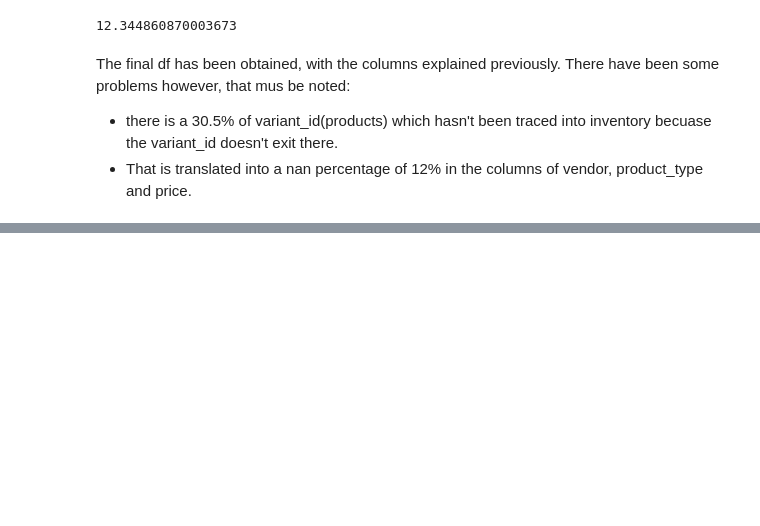
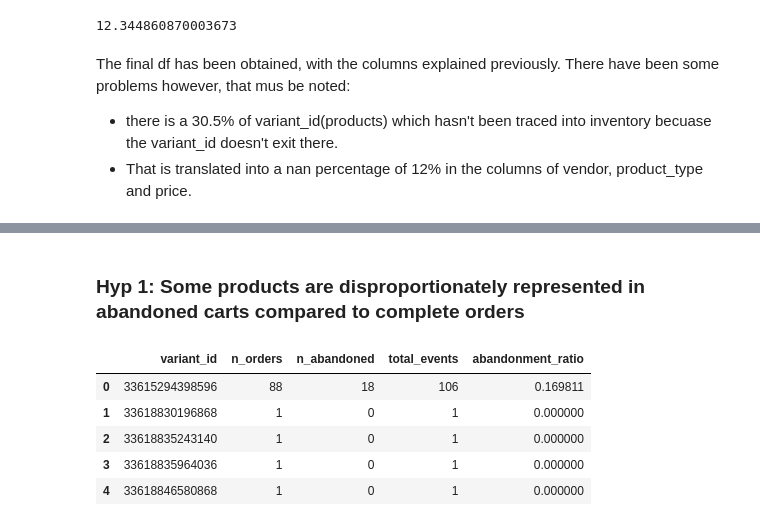
Before and after one commit to Pablomarttinn/zrive-ds, a Jupyter notebook: src/module_2/Work1.ipynb, the cells around one changed output, grey strips where cells are left out. Cells and saved outputs as stored; diff of their text form; code cells hidden in the pictures; blank space fills up the shorter version.

```diff
--- a/src/module_2/Work1.ipynb
+++ b/src/module_2/Work1.ipynb
@@ -401,0 +416,2 @@ The final df has been obtained, with the columns explained previously. There hav
+# %% [markdown]
+### Hyp 1: Some products are disproportionately represented in abandoned carts compared to complete orders
@@ -401,0 +423,18 @@ The final df has been obtained, with the columns explained previously. There hav
+# %%
+product_events = df.groupby('variant_id').agg(
+    n_orders = ('is_order','sum'),
+    n_abandoned = ('is_abandoned','sum')
+).reset_index()
+
+
+product_events['total_events'] = product_events['n_orders'] + product_events['n_abandoned']
+product_events['abandonment_ratio'] = product_events['n_abandoned']/product_events['total_events']
+
+product_events.head()
+# %% [output]
+|  | variant_id | n_orders | n_abandoned | total_events | abandonment_ratio |
+| 0 | 33615294398596 | 88 | 18 | 106 | 0.169811 |
+| 1 | 33618830196868 | 1 | 0 | 1 | 0.000000 |
+| 2 | 33618835243140 | 1 | 0 | 1 | 0.000000 |
+| 3 | 33618835964036 | 1 | 0 | 1 | 0.000000 |
+| 4 | 33618846580868 | 1 | 0 | 1 | 0.000000 |
```
Also changed, not shown: parts of 20 cells of this notebook, 1 other file.
